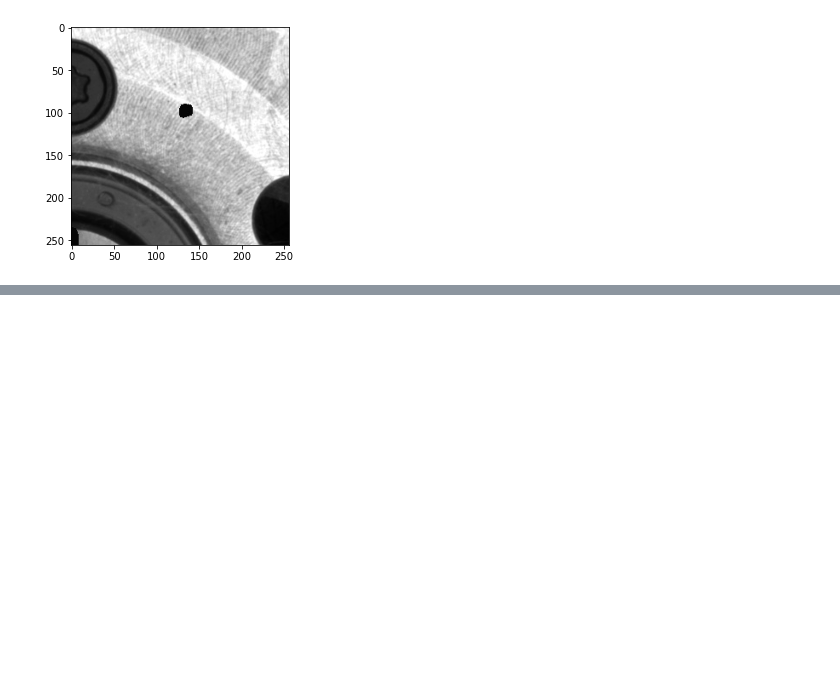
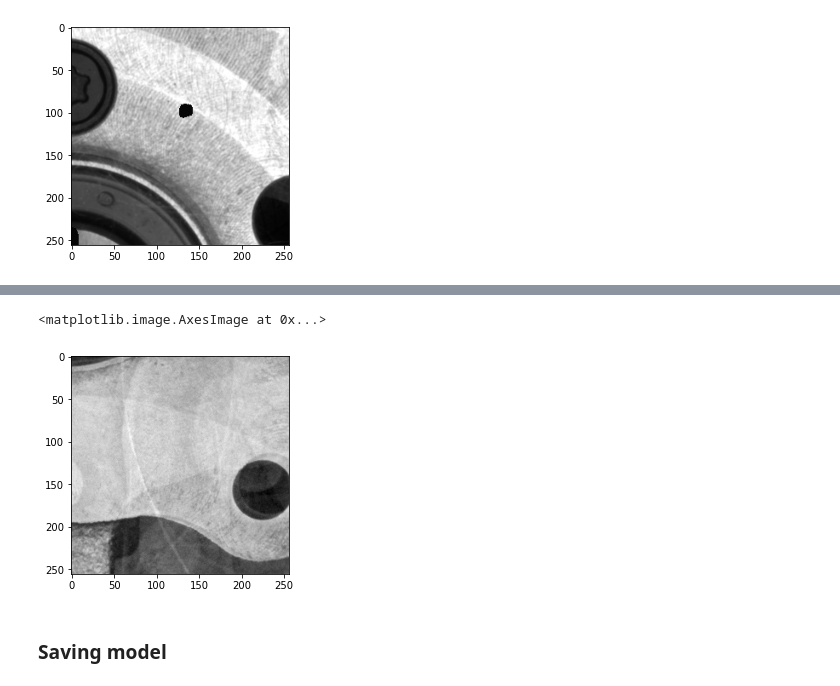
Before and after one commit to DragoneKTM/Industry_lab, a Jupyter notebook: Notebooks/Part2_training.ipynb, the cells around one changed output, grey strips where cells are left out. Cells and saved outputs as stored; diff of their text form; code cells hidden in the pictures; blank space fills up the shorter version.

```diff
--- a/Notebooks/Part2_training.ipynb
+++ b/Notebooks/Part2_training.ipynb
@@ -206,0 +215,8 @@ plt.imshow(X_noisy[5], cmap='gray')
+# %%
+test_real = autoencoder.predict(np.expand_dims(sample,0))
+plt.imshow(np.squeeze(test_real[0], -1), cmap='gray')
+# %% [output]
+<matplotlib.image.AxesImage at 0x...>
+[figure, added]
+# %% [markdown]
+### Saving model
```
Also changed, not shown: parts of 12 cells of this notebook, 2 other files.
